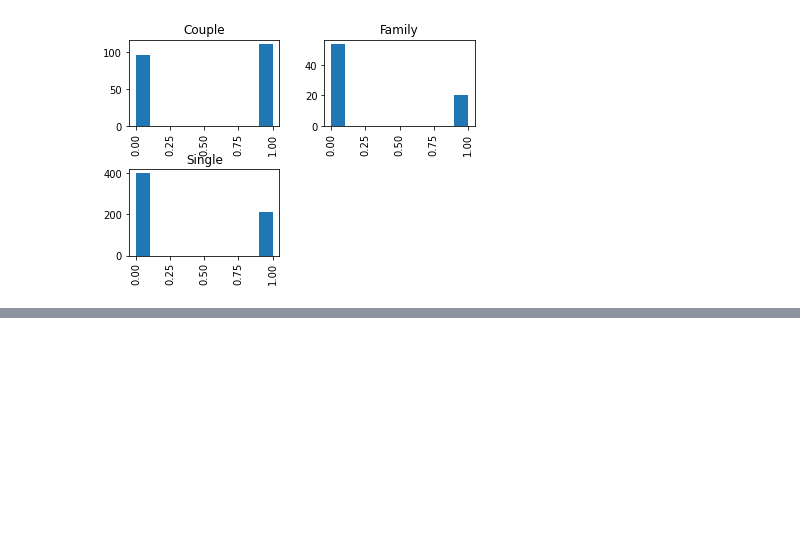
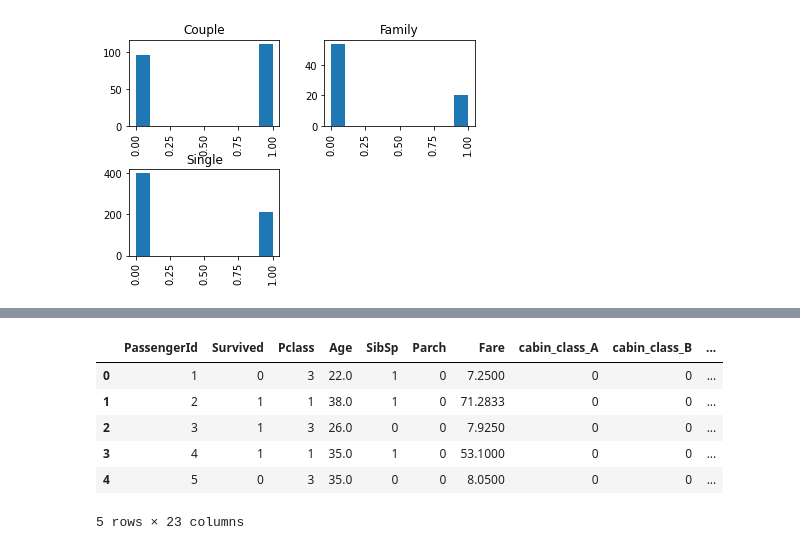
Before and after one commit to Sliders122/Titanic, a Jupyter notebook: Titanic.ipynb, the cells around one changed output, grey strips where cells are left out. Drawn from its saved outputs; the diff is of its cells as text; code cells hidden in the pictures; blank space fills up the shorter version.

Commit message:
add dummies df

```diff
--- a/Titanic.ipynb
+++ b/Titanic.ipynb
@@ -191,0 +214,23 @@ memory usage: 320.2+ KB
+# %%
+#Create a dummy dataframe from the Embarked features
+df_dummy_embarked= pd.get_dummies(df_train['Embarked'], prefix= "Embarked")
+# %%
+#Create a dummy dataframe from the SibSp_group
+df_dummy_SibSp_group= pd.get_dummies(df_train['SibSp_group'], prefix= "SibSp_group")
+# %%
+df_train = pd.concat([df_train, df_dummy_sex], axis=1)
+df_train = pd.concat([df_train, df_dummy_embarked], axis=1)
+df_train = pd.concat([df_train, df_dummy_SibSp_group], axis=1)
+# %%
+#Drop Name, Ticket, Cabin column
+df_train.drop(["Name", "Ticket", "Cabin", "cabin_class", "Sex", "SibSp_group", "Embarked"], axis=1, inplace=True)
+# %%
+df_train.head()
+# %% [output]
+|  | PassengerId | Survived | Pclass | Age | SibSp | Parch | Fare | cabin_class_A | cabin_class_B | ... |
+| 0 | 1 | 0 | 3 | 22.0 | 1 | 0 | 7.2500 | 0 | 0 | ... |
+| 1 | 2 | 1 | 1 | 38.0 | 1 | 0 | 71.2833 | 0 | 0 | ... |
+| 2 | 3 | 1 | 3 | 26.0 | 0 | 0 | 7.9250 | 0 | 0 | ... |
+| 3 | 4 | 1 | 1 | 35.0 | 1 | 0 | 53.1000 | 0 | 0 | ... |
+| 4 | 5 | 0 | 3 | 35.0 | 0 | 0 | 8.0500 | 0 | 0 | ... |
+5 rows × 23 columns
```
Also changed, not shown: parts of 12 cells of this notebook.
